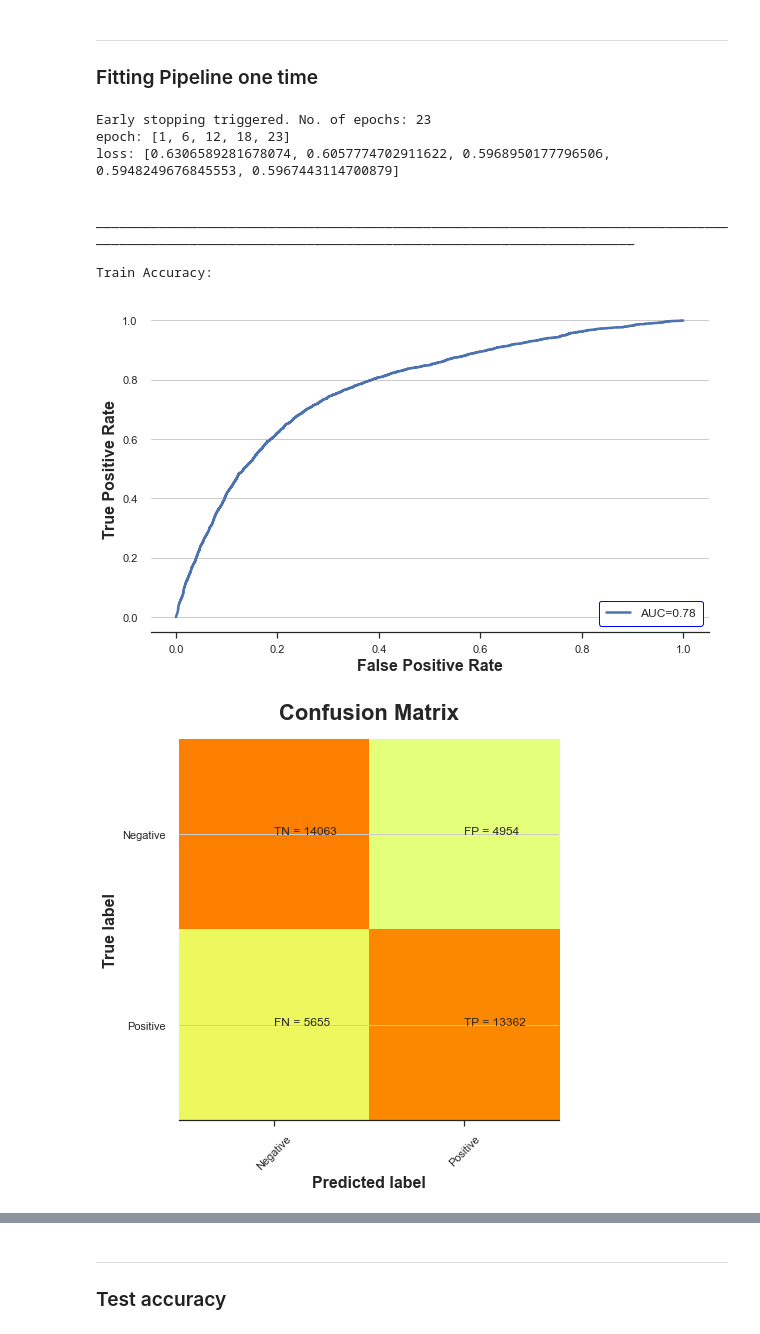
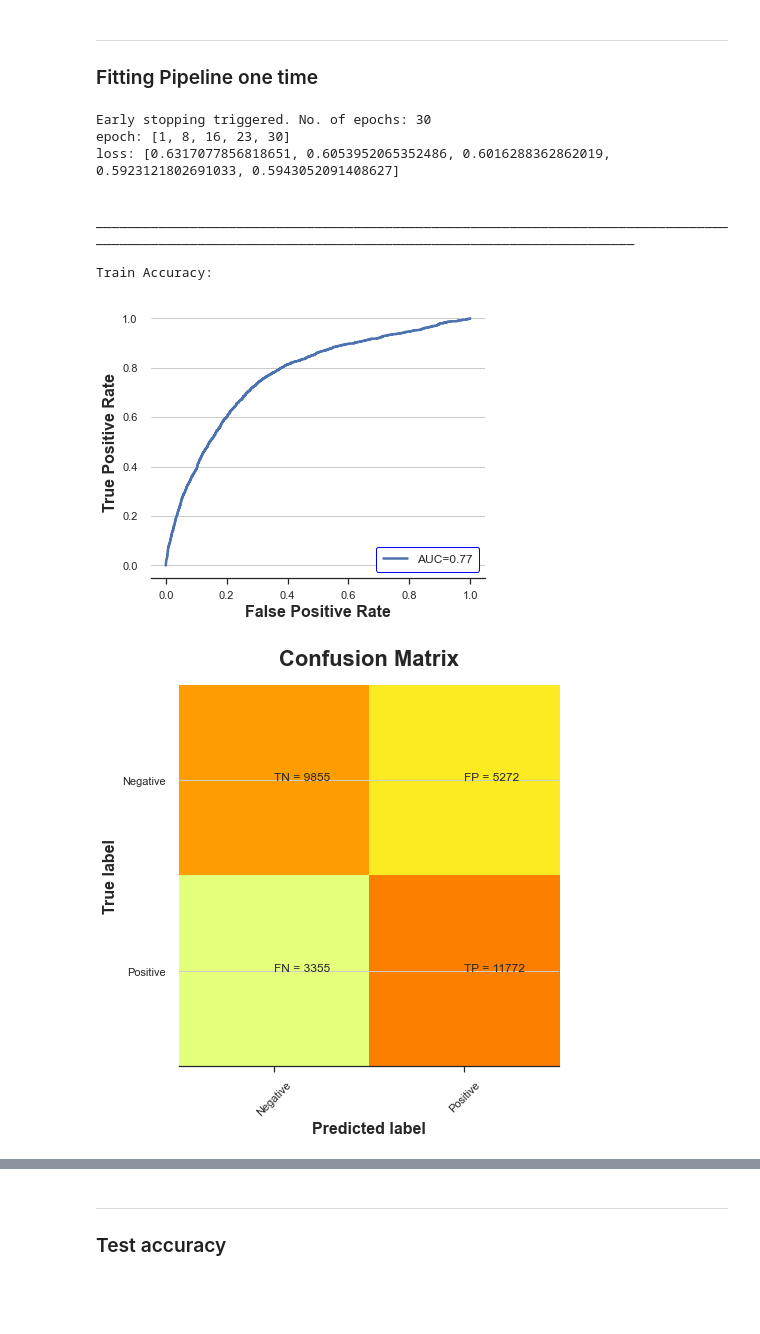
Before and after one commit to amirhkr/AKI_MIMIC4, a Jupyter notebook: ML_models_notebooks/SB_preadmisssion/preadmission_75_mean_180_7_days/ANN_preadmisssion_75_SB_6hr_fix.ipynb, the cells around one changed output, grey strips where cells are left out. Cells and saved outputs as stored; diff of their text form; code cells hidden in the pictures; blank space fills up the shorter version.

Commit message:
Re-ran the models

```diff
--- a/ML_models_notebooks/SB_preadmisssion/preadmission_75_mean_180_7_days/ANN_preadmisssion_75_SB_6hr_fix.ipynb
+++ b/ML_models_notebooks/SB_preadmisssion/preadmission_75_mean_180_7_days/ANN_preadmisssion_75_SB_6hr_fix.ipynb
@@ -487,5 +557,3 @@ data[data["ckd"]==1].shape
-# %%
-data = data[data['ckd']==0]
 # %%
 data[data["kidney_transplant"]==1].shape
 # %% [output]
@@ -542,9 +610,9 @@ drop_X   = [
 'day_detection_mkdigo_grade_2',
 'day_detection_mkdigo_grade_3',
 'min_day_rrt_active',
-'min_day_rrt_present',
-'ckd',
-'chronic_kidney_disease'
+'min_day_rrt_present'
+# 'ckd',
+# 'chronic_kidney_disease'
 ]
 # CRP and vomit_nausea as they had mostly empty
 
@@ -819,17 +887,17 @@ pipe = Pipeline(steps=[
 ___________________
 ### Cross validation search
 # %%
-# ########### **************************************8
-# # Make sure simpler models are at the start of array. The search picks numbers on the left side if they are within the error of maximum score.
+########### **************************************8
+# Make sure simpler models are at the start of array. The search picks numbers on the left side if they are within the error of maximum score.
 
 
-# param_grid ={
-#             'model__lr' : [0.1, 0.01, 0.001],
-#             'model__drop_out' : [0.4, 0.25, 0.1, 0.05, 0]
-#              }
+param_grid ={
+            'model__lr' : [0.1, 0.01, 0.001],
+            'model__drop_out' : [0.4, 0.25, 0.1, 0.05, 0]
+             }
 
 
 
-# score, best_params, model_final = param_graph(X_train, y_train, pipe, param_grid, cv=5, max_iter = 4, sample_ratio = 0.1, refit=False, use_error=True)
+score, best_params, model_final = param_graph(X_train, y_train, pipe, param_grid, cv=5, max_iter = 3, sample_ratio = 0.1, refit=False, use_error=True)
 
-# # dump(model_final , open('model_final_rf.pkl', 'wb'))
+# dump(model_final , open('model_final_rf.pkl', 'wb'))
@@ -849,46 +937,46 @@ d_in = len(X_train.iloc[0])
 
 
 # manual params setting
-best_params2 = {'model__lr': 0.01, 'model__drop_out': 0.4}
+# best_params2 = {'model__lr': 0.01, 'model__drop_out': 0.4}
 
 
-# best_params2 = best_params
+best_params2 = best_params
 
 sample_ratio = 1
 n_samples = int(len(X_train)*sample_ratio)
 X, y = resample(X_train.values, y_train.values, n_samples=n_samples, stratify=y_train.values, random_state=10)
 model_final = copy.deepcopy(pipe)
 model_final.set_params(**best_params2)
 model_final.fit(X, y.ravel());
 
 
 print("")
 print("")
 print("_"*150)
 print("")
 print("Train Accuracy:")
 print("")
 
 y_pred = model_final.predict(X)
 y_pred_proba = model_final.predict_proba(X)
 
 confusion_matrix_plot(y, y_pred, y_pred_proba)
 
 
 
 
 # dump(model_final, open('pipe_rf.pkl', 'wb'))
 # %% [output]
-Early stopping triggered. No. of epochs: 23
-epoch: [1, 6, 12, 18, 23]
-loss: [0.6306589281678074, 0.6057774702911622, 0.5968950177796506, 0.5948249676845553, 0.5967443114700879]
+Early stopping triggered. No. of epochs: 30
+epoch: [1, 8, 16, 23, 30]
+loss: [0.6317077856818651, 0.6053952065352486, 0.6016288362862019, 0.5923121802691033, 0.5943052091408627]
 
 
 ______________________________________________________________________________________________________________________________________________________
 
 Train Accuracy:
-[figure, old version]
+[figure, new version]
-[figure, old version]
+[figure, new version]
 Classification report
 
               precision    recall  f1-score   support
```
Also changed, not shown: parts of 17 cells of this notebook, 16 other files.
